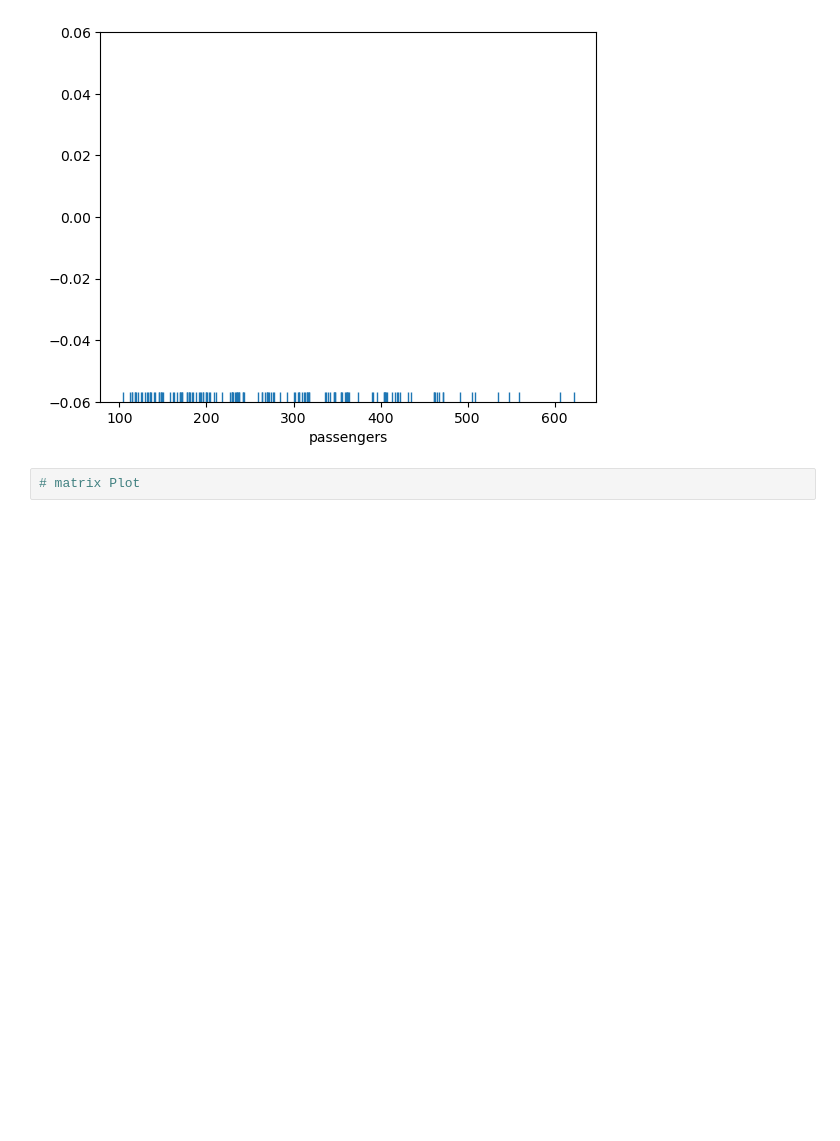
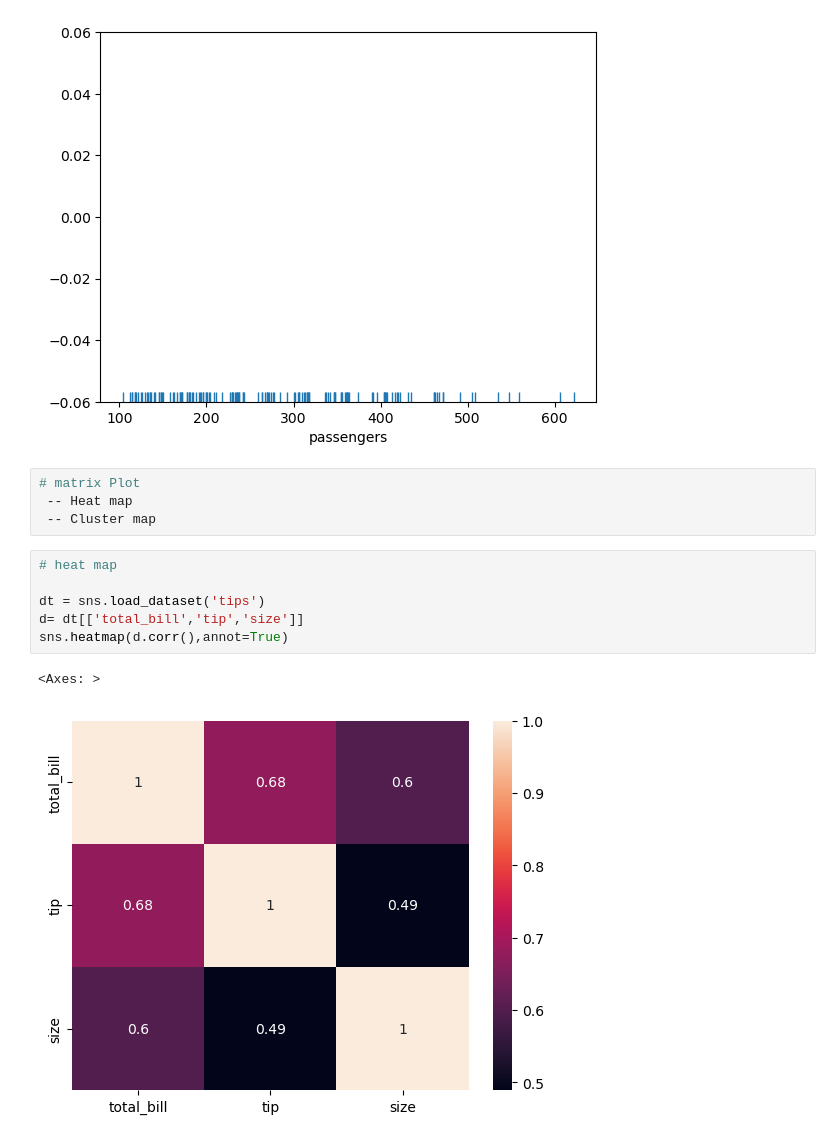
Before and after one commit to tusharshukla34/Advance-Python, a Jupyter notebook: Seborn Lib Code/Seaborn.ipynb, the cells around one changed output. Saved outputs shown, nothing was run; the diff lists cells and outputs as text; blank space fills up the shorter version.

```diff
--- a/Seborn Lib Code/Seaborn.ipynb
+++ b/Seborn Lib Code/Seaborn.ipynb
@@ -128,3 +128,14 @@ sns.rugplot(data=flt,x='passengers')
 [figure]
 # %%
 # matrix Plot
+ -- Heat map
+ -- Cluster map
+# %%
+# heat map
+
+dt = sns.load_dataset('tips')
+d= dt[['total_bill','tip','size']]
+sns.heatmap(d.corr(),annot=True)
+# %% [output]
+<Axes: >
+[figure, added]
```
Also changed, not shown: 2 other files.
